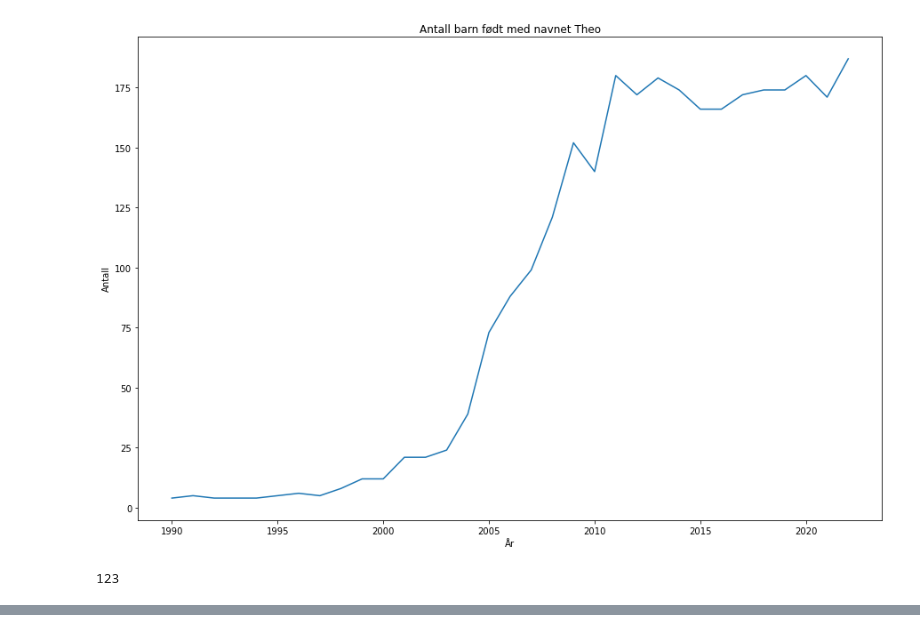
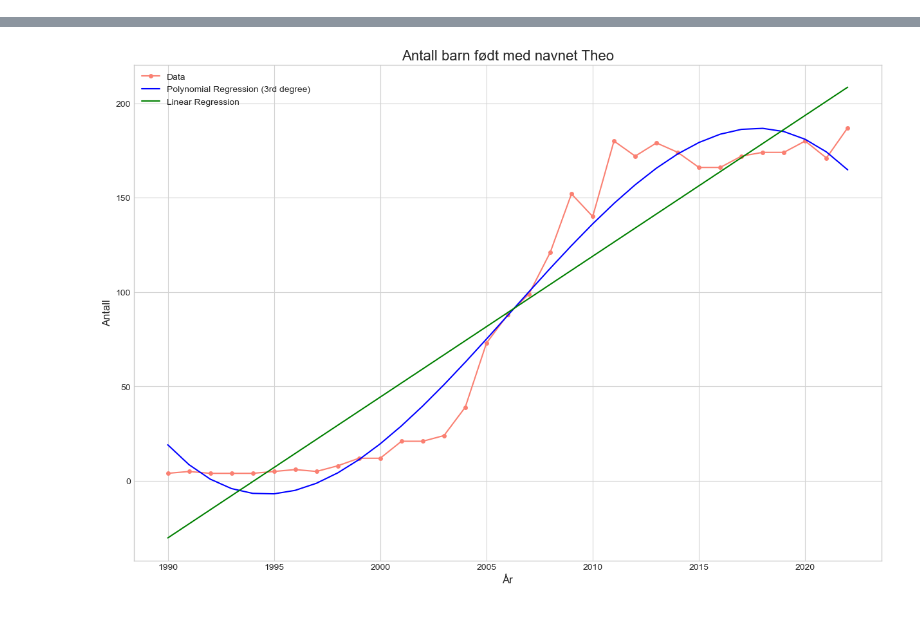
Before and after one commit to TheoB96/Navneutvikling-Theo, a Jupyter notebook: graf.ipynb, the cells around one changed output, grey strips where cells are left out. Cells and saved outputs as stored; diff of their text form; code cells hidden in the pictures.

```diff
--- a/graf.ipynb
+++ b/graf.ipynb
@@ -47,15 +38,45 @@ data.head()
-# %%
-#plot en timeserie av Antall_Theo via matplotlib
-plt.figure(figsize=(15, 10))
-plt.plot(data['Antall_Theo'])
-plt.title('Antall barn født med navnet Theo')
-plt.xlabel('År')
-plt.ylabel('Antall')
-plt.show()
-# %% [output]
-[figure, removed]
-# %%
-theo = 123
-print(theo)
-# %% [output]
-123
+# %%
+
+# Get the data
+x = data.index.values
+y = data['Antall_Theo']
+
+# Perform polynomial regression
+degree = 3  # Choose the degree of the polynomial
+coefficients = np.polyfit(x, y, degree)
+regression_line_poly = np.poly1d(coefficients)
+
+# Perform linear regression with statsmodels
+x_linear = sm.add_constant(x)
+model_linear = sm.OLS(y, x_linear)
+results_linear = model_linear.fit()
+regression_line_linear = results_linear.predict(x_linear)
+
+# Plot the time series
+plt.figure(figsize=(15, 10))
+plt.plot(x, y, marker='o', linestyle='-', markersize=4, color='salmon', linewidth=1.5, label='Data')
+
+# Plot the polynomial regression line
+plt.plot(x, regression_line_poly(x), linestyle='-', color='blue', linewidth=1.5, label='Polynomial Regression (3rd degree)')
+
+# Plot the linear regression line
+plt.plot(x, regression_line_linear, linestyle='-', color='green', linewidth=1.5, label='Linear Regression')
+
+# Add gridlines
+plt.grid(color='lightgray')
+
+# Set the title and labels
+plt.title('Antall barn født med navnet Theo', fontsize=16)
+plt.xlabel('År', fontsize=12)
+plt.ylabel('Antall', fontsize=12)
+
+# Adjust the tick label font size
+plt.xticks(fontsize=10)
+plt.yticks(fontsize=10)
+
+# Add a legend
+plt.legend()
+
+# Show the plot
+plt.show()
+# %% [output]
@@ -61,0 +84 @@ print(theo)
+[figure, added]
```
Also changed, not shown: parts of 4 cells of this notebook.
